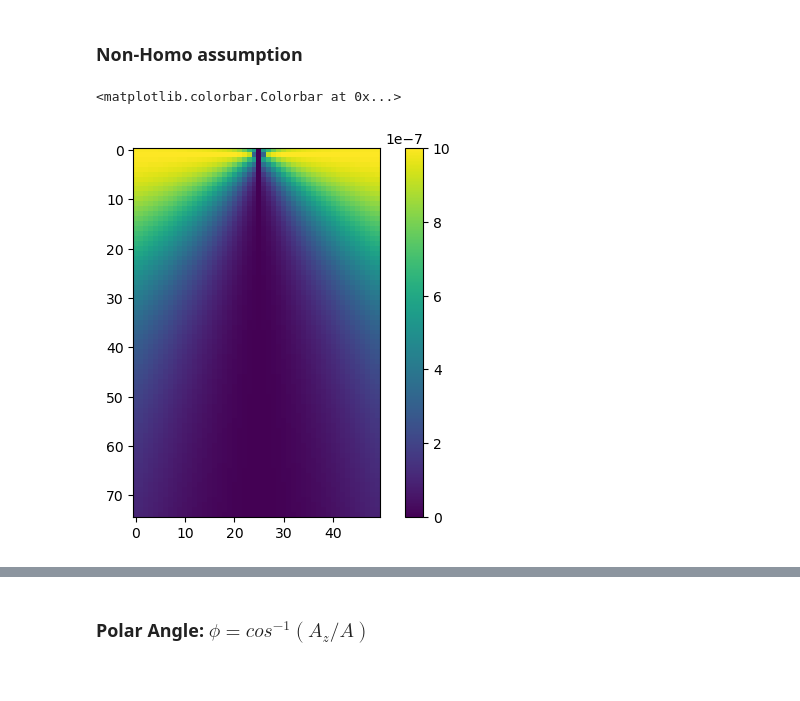
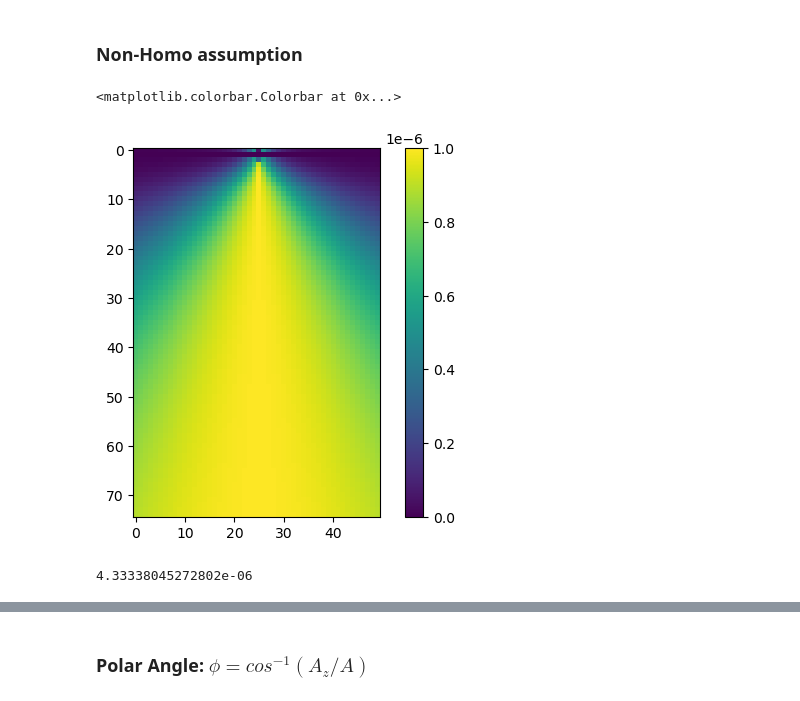
Before and after one commit to FraCSPy/FraCSPy, a Jupyter notebook: Notebooks/MTI /MTI_ComponentCreation_Spherical.ipynb, the cells around one changed output, grey strips where cells are left out. Drawn from its saved outputs; the diff is of its cells as text; code cells hidden in the pictures.

```diff
--- a/Notebooks/MTI /MTI_ComponentCreation_Spherical.ipynb
+++ b/Notebooks/MTI /MTI_ComponentCreation_Spherical.ipynb
@@ -149,14 +148,18 @@ RDT_full = np.sqrt(dTdx_full**2 + dTdy_full**2 + dTdz_full**2 )
 # theta_takeoff_rads = np.arctan(dTdx_full/dTdz_full)
 # theta_takeoff_degs = np.rad2deg(theta_takeoff_rads)
 # %%
-rec_index = nr//2
+rec_index = nr//2 + 5
 recloc = recs[:,rec_index]
 
-plt.imshow((dTdy_full[rec_index, recloc[0]//dx]**2).T)
+plt.imshow((dTdz_full[rec_index, recloc[0]//dx]**2).T)
 plt.colorbar()
 # %% [output]
 <matplotlib.colorbar.Colorbar at 0x...>
-[figure, old version]
+[figure, new version]
+# %%
+RDT_full.std()
+# %% [output]
+4.33338045272802e-06
 # %%
 # plt.imshow(RDT_full[0,1].T)
 explode_volume(RDT_full[rec_index],
```
Also changed, not shown: parts of 6 cells of this notebook, 1 other file.
